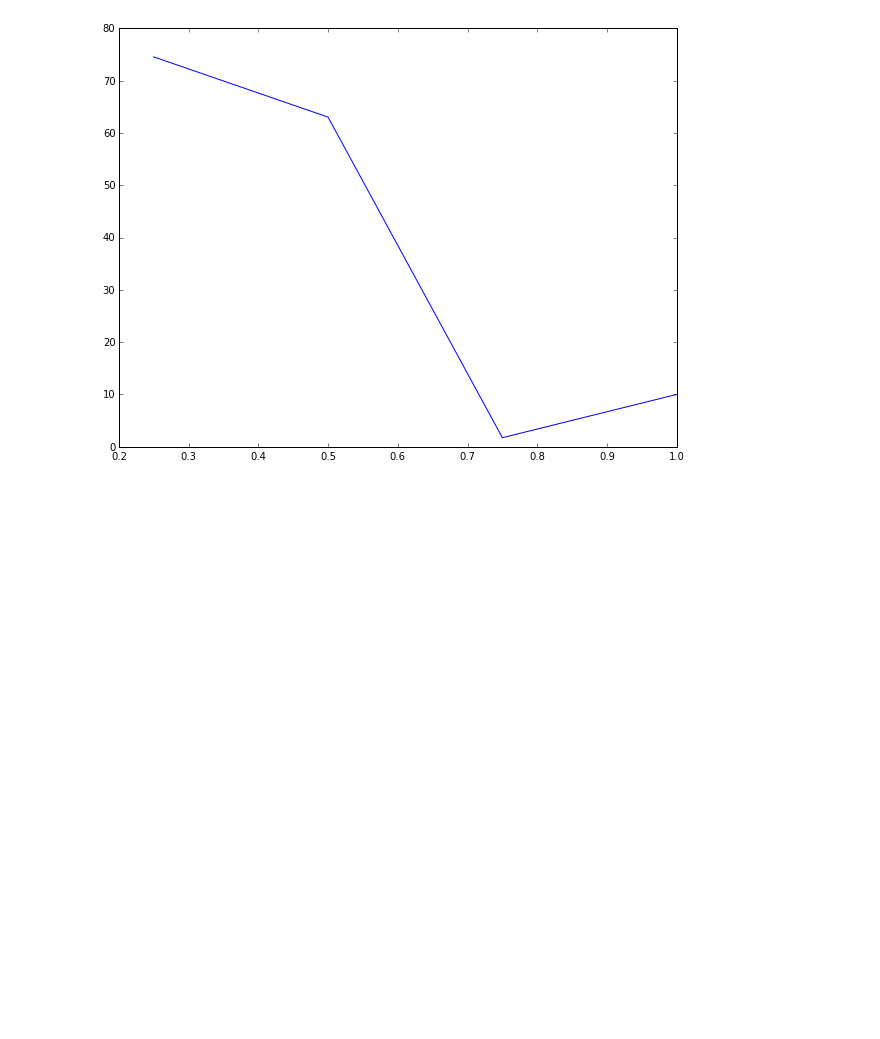
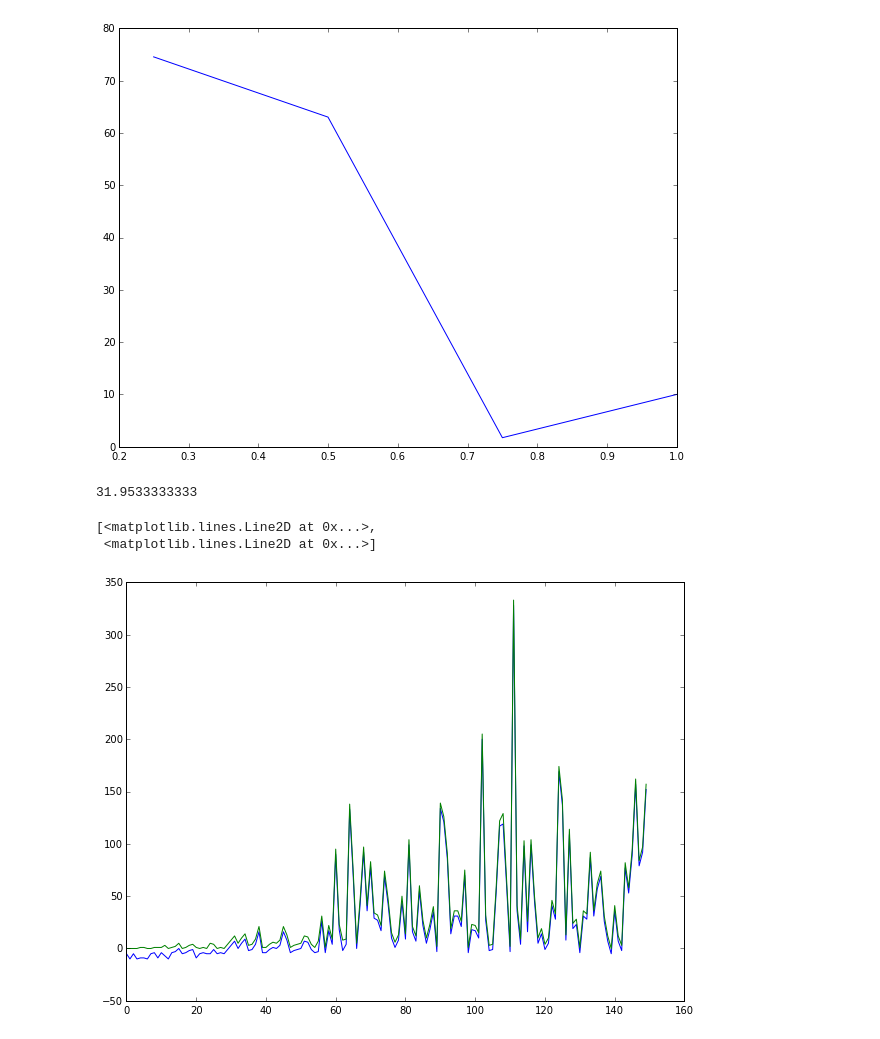
Before and after one commit to georgewu2/cs181-practical4, a Jupyter notebook: practical 4.ipynb, the cells around one changed output. Cells and saved outputs as stored; diff of their text form; code cells hidden in the pictures; blank space fills up the shorter version.

```diff
--- a/practical 4.ipynb
+++ b/practical 4.ipynb
@@ -32,3 +32,14 @@ plt.plot([0.25,0.5,0.75,1], [74.54, 63.025, 1.74, 10.013])
 # %% [output]
 [<matplotlib.lines.Line2D at 0x...>]
 [figure]
+# %%
+scorese = np.genfromtxt ('practical4-code/score_history.csv', delimiter=",")
+print np.mean(scorese)
+# %% [output]
+31.9533333333
+# %%
+plt.plot(range(0,150), scorese)
+# %% [output]
+[<matplotlib.lines.Line2D at 0x...>,
+ <matplotlib.lines.Line2D at 0x...>]
+[figure, added]
```
Also changed, not shown: parts of 3 cells of this notebook, 3 other files.
